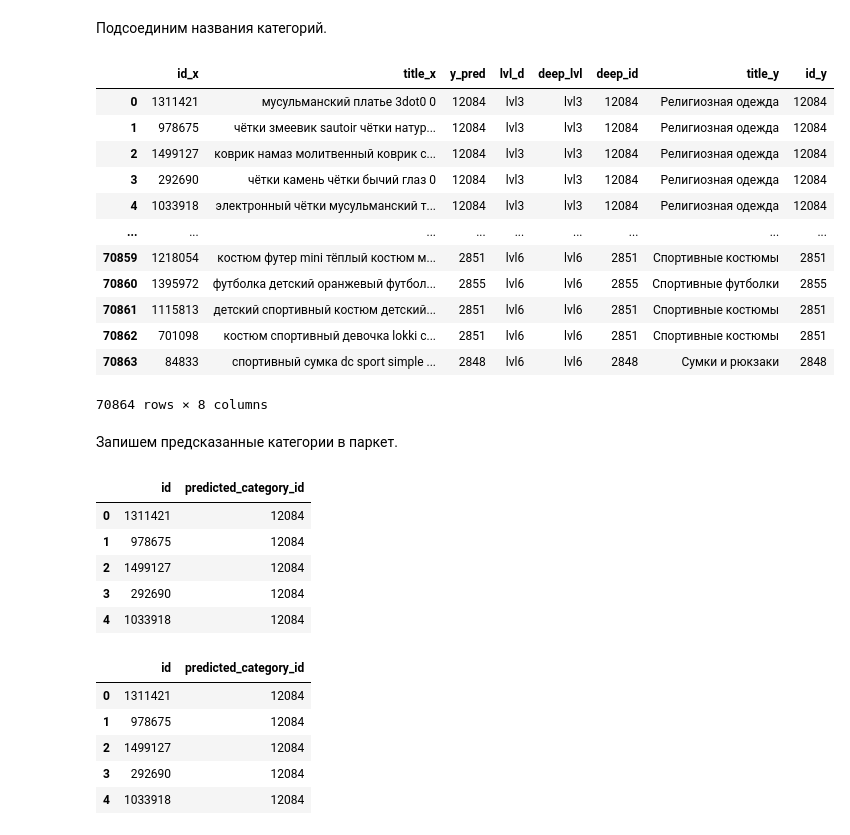
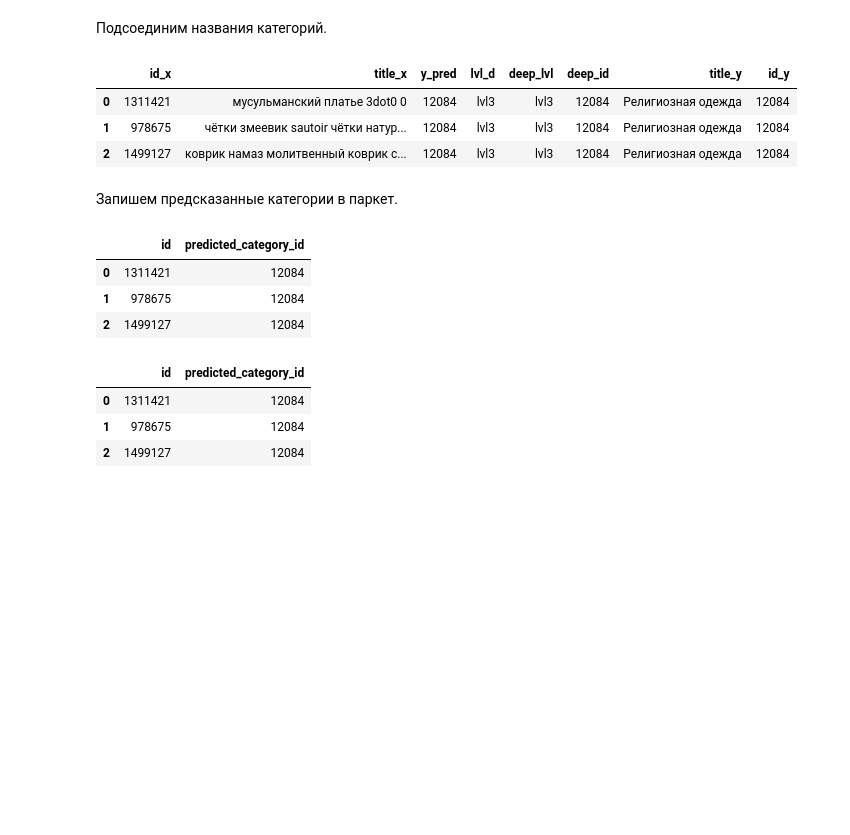
Before and after one commit to akuznetsovsp/good-s_category_prediction_for_online_shopping_platform, a Jupyter notebook: solution.ipynb, the cells around one changed output. Saved outputs shown, nothing was run; the diff lists cells and outputs as text; code cells hidden in the pictures; blank space fills up the shorter version.

```diff
--- a/solution.ipynb
+++ b/solution.ipynb
@@ -357,9 +323,14 @@ clf = LinearSVC(penalty='l2', class_weight='balanced', random_state=0, max_iter=
 # %% [markdown]
 Пропишем также функцию валидации модели. Для низкоуровневых моделей, по которым не провести кросс-валидацию из-за малого числа представителей одного из классов, заменяем кросс-валидационный F1-скор на F1-скор по тестовой выборке.
 # %%
-scoring = make_scorer(f1_score, average = 'weighted')
+# содаем механизм скоринга
+scoring = make_scorer(f1_score, average = 'macro')
+
+# сохраняем баланс классов при делении на кросс-валидации
+stratified_kfold = StratifiedKFold(n_splits=3)
+
 def try_cval(Z_train, y_train, f1_holdout, clf=clf,
-             scoring=scoring, cv=3):
+             scoring=scoring, cv=stratified_kfold):
 
     '''
     Пробует провести кросс-валидацию модели с использованием метрики f1,
@@ -399,7 +370,7 @@ for p, d in zip(p_c, d_c):
         y = df_train[(df_train[p] == i)][d]
 
         # логгирование - начало итерации
-        print('working on >>> ', i)
+        # print('working on >>> ', i, end = '')
 
         # были категории-родители с только одним потомком - для таких присваиваем руками класс единственного потомка
         if len(y.unique()) == 1:
@@ -434,9 +405,9 @@ for p, d in zip(p_c, d_c):
             y_pred = clf.predict(Z_test)
 
             # расчет метрик качества
-            f1_holdout = f1_score(y_test, y_pred, average='weighted')
-            cval = try_cval(clf=clf, Z_train=Z_train, y_train=y_train,
-                            scoring=scoring, cv=3, f1_holdout=f1_holdout)
+            f1_holdout = f1_score(y_test, y_pred, average='macro')
+            cval = try_cval(Z_train=Z_train, y_train=y_train,
+                            f1_holdout=f1_holdout, cv=stratified_kfold)
             cval_mean = cval[0]
             cval_std = cval[1]
             cval_mean_weighted = cval_mean*len(X)/total_length
@@ -455,7 +426,7 @@ for p, d in zip(p_c, d_c):
                           'wgt_in_lvl', 'f1_lvl_weighted', 'cval_f1_mean', 'cval_f1_std', 'cval_mean_weighted']
 
         # логгирование - конец итерации
-        print('parent >>>|', p, '|<<< child >>>|', d, '|<<< predicted for parent >>> ', i, ' <<<')
+        print('parent >>>|', p, '|<<< child >>>|', d, '|<<< predicted for parent >>> ', i, ' <<<', end='')
 print('>>> DONE WITH WHOLE DF <<<')
 df_res
 # %% [output]
@@ -782,45 +626,32 @@ print(f'Длина фрейма с предсказаниями = {len(df_predic
 # %%
 df_predictions_test_compact = df_predictions_test_compact.merge(
     cat_merged[['deep_lvl', 'deep_id']], how='left', left_on='y_pred', right_on='deep_id')
 df_predictions_test_compact = df_predictions_test_compact.merge(
     df_categories[['title', 'id']], how='left', left_on='y_pred', right_on='id')
-df_predictions_test_compact
+df_predictions_test_compact.head(3)
 # %% [output]
 |  | id_x | title_x | y_pred | lvl_d | deep_lvl | deep_id | title_y | id_y |
 | 0 | 1311421 | мусульманский платье 3dot0 0 | 12084 | lvl3 | lvl3 | 12084 | Религиозная одежда | 12084 |
 | 1 | 978675 | чётки змеевик sautoir чётки натур... | 12084 | lvl3 | lvl3 | 12084 | Религиозная одежда | 12084 |
 | 2 | 1499127 | коврик намаз молитвенный коврик с... | 12084 | lvl3 | lvl3 | 12084 | Религиозная одежда | 12084 |
-| 3 | 292690 | чётки камень чётки бычий глаз 0 | 12084 | lvl3 | lvl3 | 12084 | Религиозная одежда | 12084 |
-| 4 | 1033918 | электронный чётки мусульманский т... | 12084 | lvl3 | lvl3 | 12084 | Религиозная одежда | 12084 |
-| ... | ... | ... | ... | ... | ... | ... | ... | ... |
-| 70859 | 1218054 | костюм футер mini тёплый костюм м... | 2851 | lvl6 | lvl6 | 2851 | Спортивные костюмы | 2851 |
-| 70860 | 1395972 | футболка детский оранжевый футбол... | 2855 | lvl6 | lvl6 | 2855 | Спортивные футболки | 2855 |
-| 70861 | 1115813 | детский спортивный костюм детский... | 2851 | lvl6 | lvl6 | 2851 | Спортивные костюмы | 2851 |
-| 70862 | 701098 | костюм спортивный девочка lokki c... | 2851 | lvl6 | lvl6 | 2851 | Спортивные костюмы | 2851 |
-| 70863 | 84833 | спортивный сумка dc sport simple ... | 2848 | lvl6 | lvl6 | 2848 | Сумки и рюкзаки | 2848 |
-70864 rows × 8 columns
 # %% [markdown]
 Запишем предсказанные категории в паркет.
 # %%
 submission = df_predictions_test_compact[['id_x', 'y_pred']]
 submission.columns = ['id', 'predicted_category_id']
-submission.head()
+submission.head(3)
 # %% [output]
 |  | id | predicted_category_id |
 | 0 | 1311421 | 12084 |
 | 1 | 978675 | 12084 |
 | 2 | 1499127 | 12084 |
-| 3 | 292690 | 12084 |
-| 4 | 1033918 | 12084 |
 # %%
 submission.to_parquet('result.parquet', index=False)
 # %%
-df_train = pd.read_parquet('result.parquet')
-df_train.head()
+df_res = pd.read_parquet('result.parquet')
+df_res.head(3)
 # %% [output]
 |  | id | predicted_category_id |
 | 0 | 1311421 | 12084 |
 | 1 | 978675 | 12084 |
 | 2 | 1499127 | 12084 |
-| 3 | 292690 | 12084 |
-| 4 | 1033918 | 12084 |
```
Also changed, not shown: parts of 16 cells of this notebook, 2 other files.
